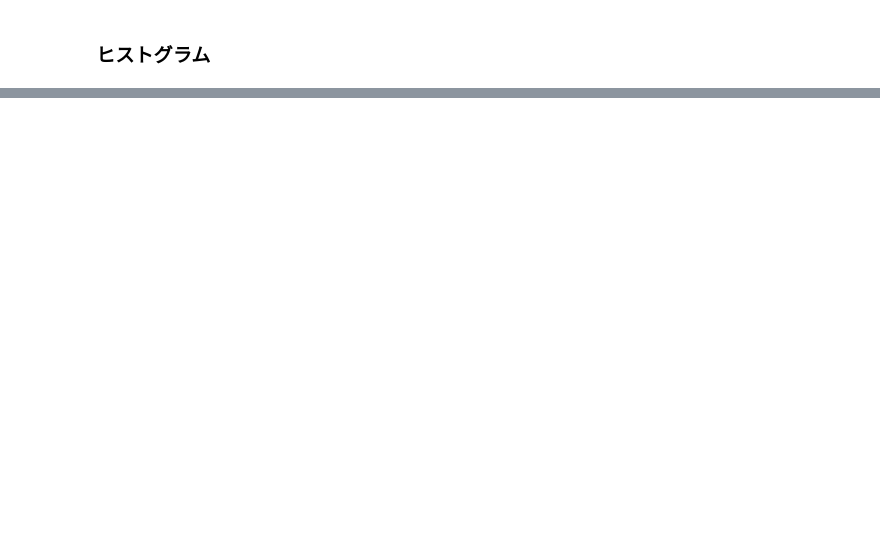
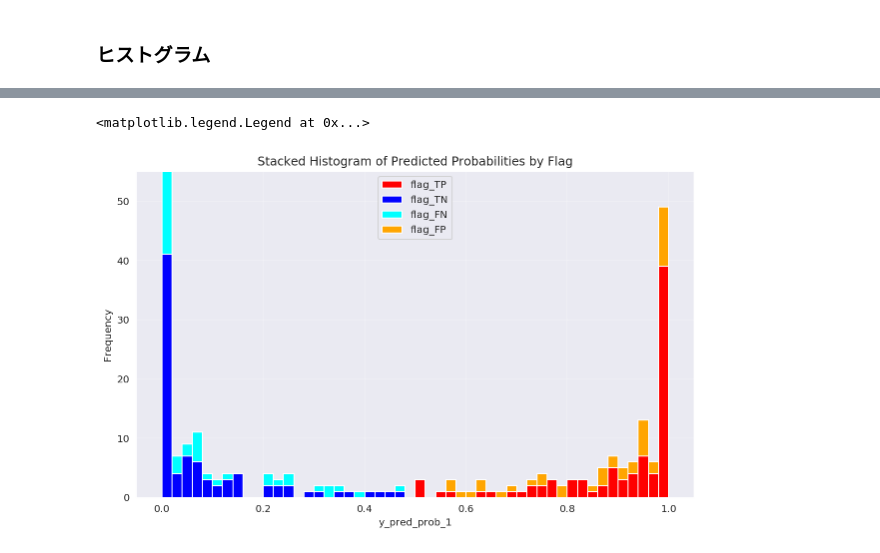
Before and after one commit to ShotaArima/lowprofool_x86, a Jupyter notebook: src/research.ipynb, the cells around one changed output, grey strips where cells are left out. Saved outputs shown, nothing was run; the diff lists cells and outputs as text; code cells hidden in the pictures; blank space fills up the shorter version.

```diff
--- a/src/research.ipynb
+++ b/src/research.ipynb
@@ -424,7 +458,7 @@ print(table)
 ### ヒストグラム
 # %%
 # Convert y_true to a NumPy array
-y_true_array = y_true.to_numpy()
+y_true_array = np.array(y_true)
 
 # Extract the id from the index of y_true
 ids = y_true.index.to_numpy()
@@ -439,5 +473,5 @@ df_combined = pd.DataFrame({
     'y_pred_prob_1': y_pred_prob_1
 })
 
-print(df_combined.head())
+print(df_combined)
 # %% [output]
@@ -485,0 +530,10 @@ print(config['FeatureNames'])
+# %%
+df_hist = df_combined.copy()
+df_hist['y_pred'] = (df_hist['y_pred_prob_1'] >= 0.5)
+
+for i in range(len(df_hist)):
+    row = {'y_true': df_hist.iloc[i]['y_true'],
+           'y_pred': df_hist.iloc[i]['y_pred']}
+    flag = get_flag(row)
+    df_hist.loc[i, 'flag'] = f'flag_{flag}'
+print(df_hist)
@@ -485,0 +558,34 @@ print(config['FeatureNames'])
+# %%
+plt.figure(figsize=(10, 6))
+bins = np.arange(0, 1.02, 0.02)
+
+# データを個別に準備
+tp_data = df_hist[df_hist['flag'] == 'flag_TP']['y_pred_prob_1']
+fn_data = df_hist[df_hist['flag'] == 'flag_FN']['y_pred_prob_1']
+fp_data = df_hist[df_hist['flag'] == 'flag_FP']['y_pred_prob_1']
+tn_data = df_hist[df_hist['flag'] == 'flag_TN']['y_pred_prob_1']
+
+# 各フラグのヒストグラムを計算
+tp_hist, _ = np.histogram(tp_data, bins=bins)
+fn_hist, _ = np.histogram(fn_data, bins=bins)
+fp_hist, _ = np.histogram(fp_data, bins=bins)
+tn_hist, _ = np.histogram(tn_data, bins=bins)
+
+# 積み上げヒストグラムを作成（下から順にTP, TN, FN, FP）
+bin_centers = (bins[:-1] + bins[1:]) / 2
+plt.bar(bin_centers, tp_hist, width=0.02, color='red', label='flag_TP')
+plt.bar(bin_centers, tn_hist, width=0.02, color='blue', label='flag_TN',
+       bottom=tp_hist)
+plt.bar(bin_centers, fn_hist, width=0.02, color='cyan', label='flag_FN',
+       bottom=tp_hist+tn_hist)
+plt.bar(bin_centers, fp_hist, width=0.02, color='orange', label='flag_FP',
+       bottom=tp_hist+tn_hist+fn_hist)
+
+plt.title('Stacked Histogram of Predicted Probabilities by Flag')
+plt.xlabel('y_pred_prob_1')
+plt.ylabel('Frequency')
+plt.grid(True, alpha=0.3)
+plt.legend()
+# %% [output]
+<matplotlib.legend.Legend at 0x...>
+[figure, added]
```
Also changed, not shown: parts of 19 cells of this notebook, 4 other files.
